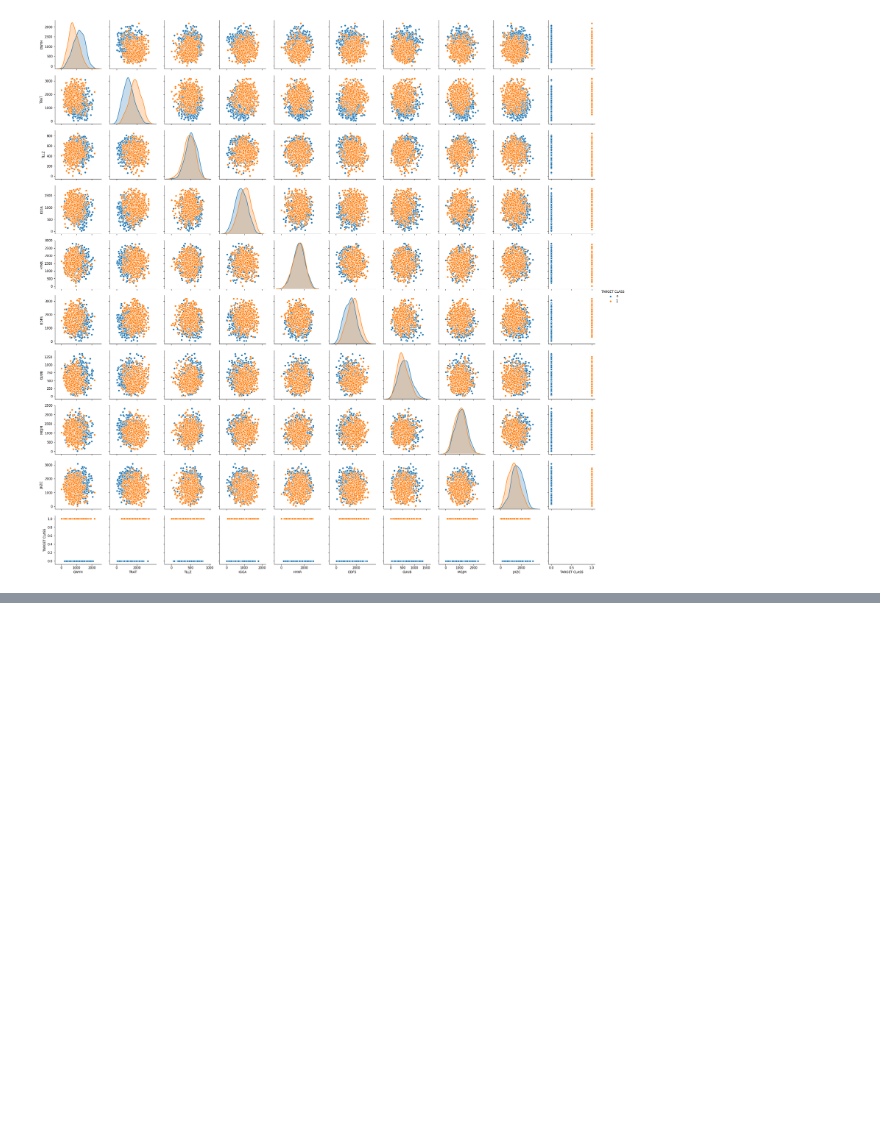
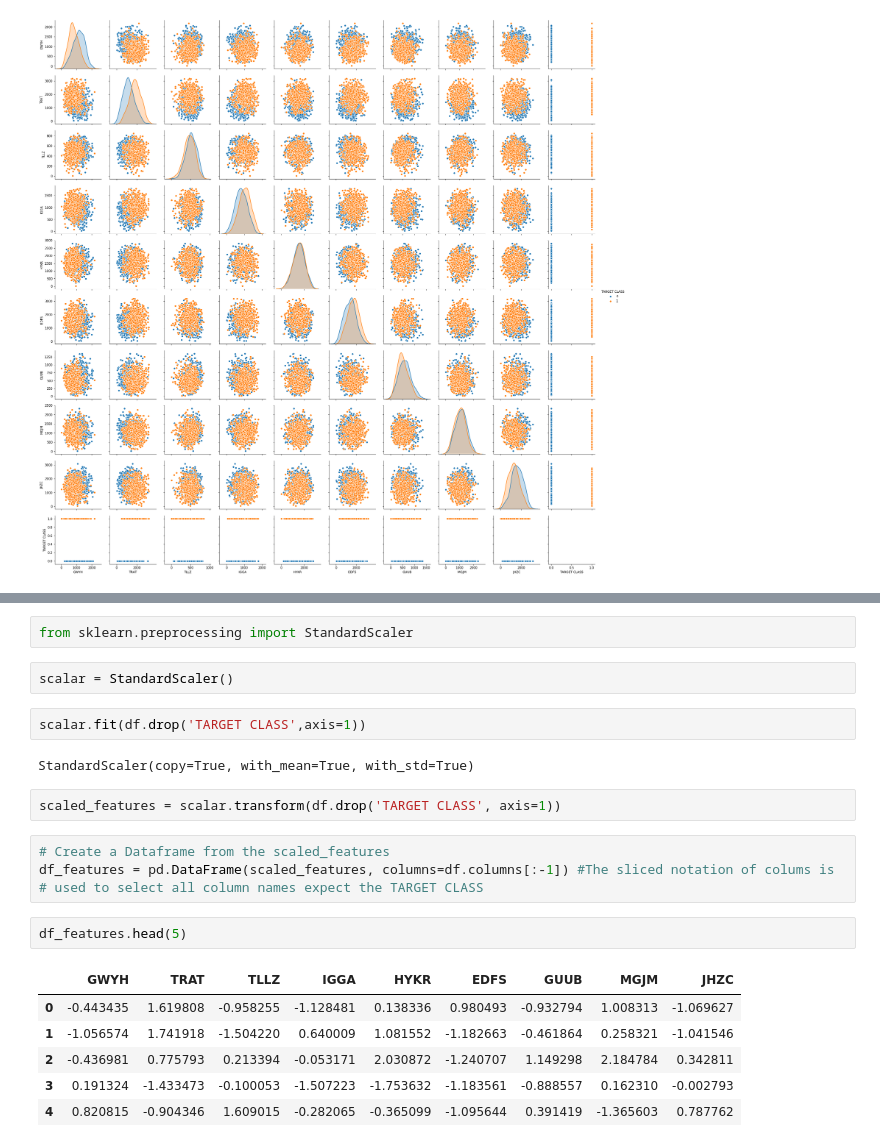
Before and after one commit to paauwp/KNN-Nearest-Neighbourn-Lesson, a Jupyter notebook: My KNN Lecture Project.ipynb, the cells around one changed output, grey strips where cells are left out. Drawn from its saved outputs; the diff is of its cells as text; blank space fills up the shorter version.

```diff
--- a/My KNN Lecture Project.ipynb
+++ b/My KNN Lecture Project.ipynb
@@ -28,0 +34,23 @@ sns.pairplot(df, hue="TARGET CLASS");
+# %%
+from sklearn.preprocessing import StandardScaler
+# %%
+scalar = StandardScaler()
+# %%
+scalar.fit(df.drop('TARGET CLASS',axis=1))
+# %% [output]
+StandardScaler(copy=True, with_mean=True, with_std=True)
+# %%
+scaled_features = scalar.transform(df.drop('TARGET CLASS', axis=1))
+# %%
+# Create a Dataframe from the scaled_features
+df_features = pd.DataFrame(scaled_features, columns=df.columns[:-1]) #The sliced notation of colums is
+# used to select all column names expect the TARGET CLASS
+# %%
+df_features.head(5)
+# %% [output]
+|  | GWYH | TRAT | TLLZ | IGGA | HYKR | EDFS | GUUB | MGJM | JHZC |
+| 0 | -0.443435 | 1.619808 | -0.958255 | -1.128481 | 0.138336 | 0.980493 | -0.932794 | 1.008313 | -1.069627 |
+| 1 | -1.056574 | 1.741918 | -1.504220 | 0.640009 | 1.081552 | -1.182663 | -0.461864 | 0.258321 | -1.041546 |
+| 2 | -0.436981 | 0.775793 | 0.213394 | -0.053171 | 2.030872 | -1.240707 | 1.149298 | 2.184784 | 0.342811 |
+| 3 | 0.191324 | -1.433473 | -0.100053 | -1.507223 | -1.753632 | -1.183561 | -0.888557 | 0.162310 | -0.002793 |
+| 4 | 0.820815 | -0.904346 | 1.609015 | -0.282065 | -0.365099 | -1.095644 | 0.391419 | -1.365603 | 0.787762 |
```
Also changed, not shown: parts of 2 cells of this notebook.
